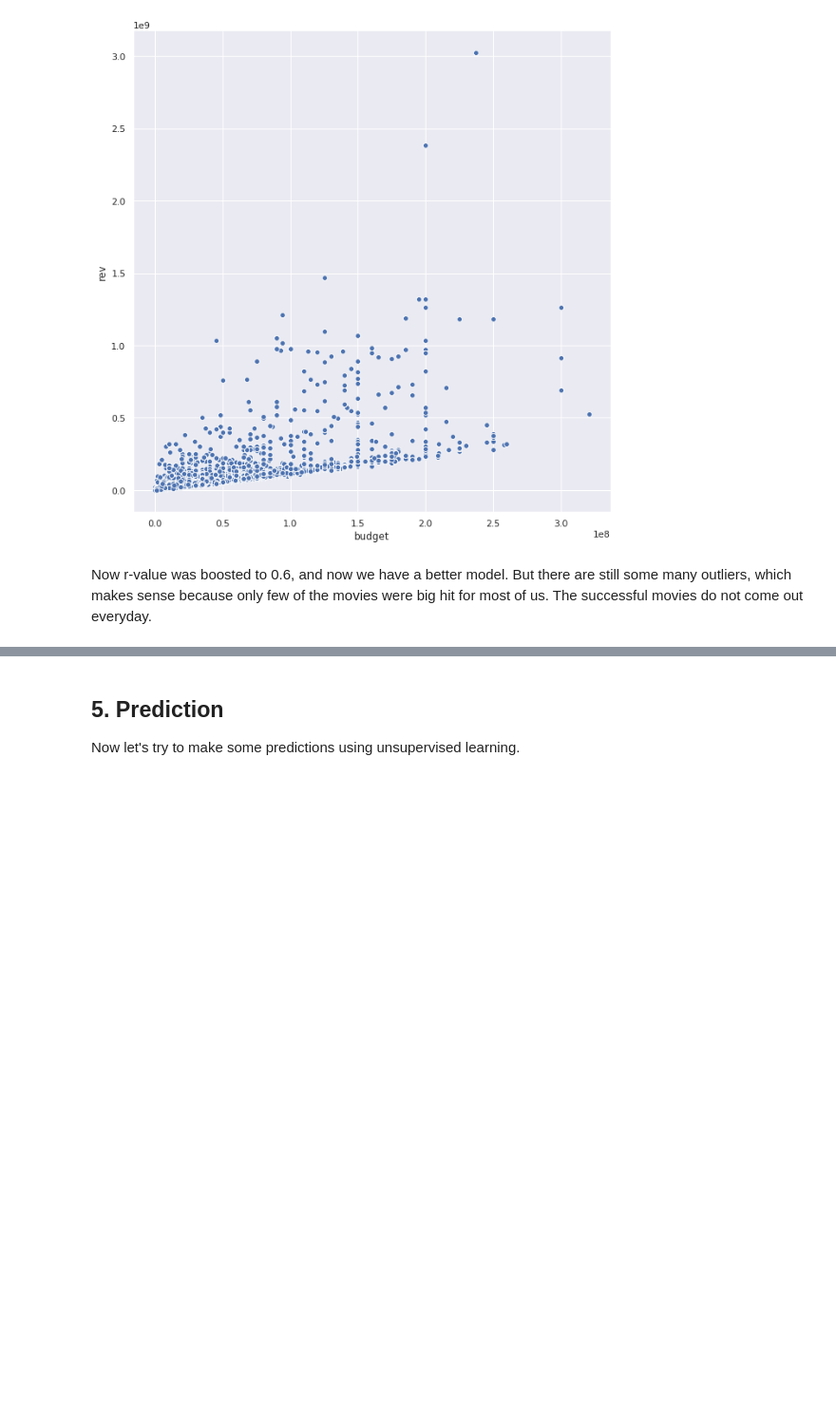
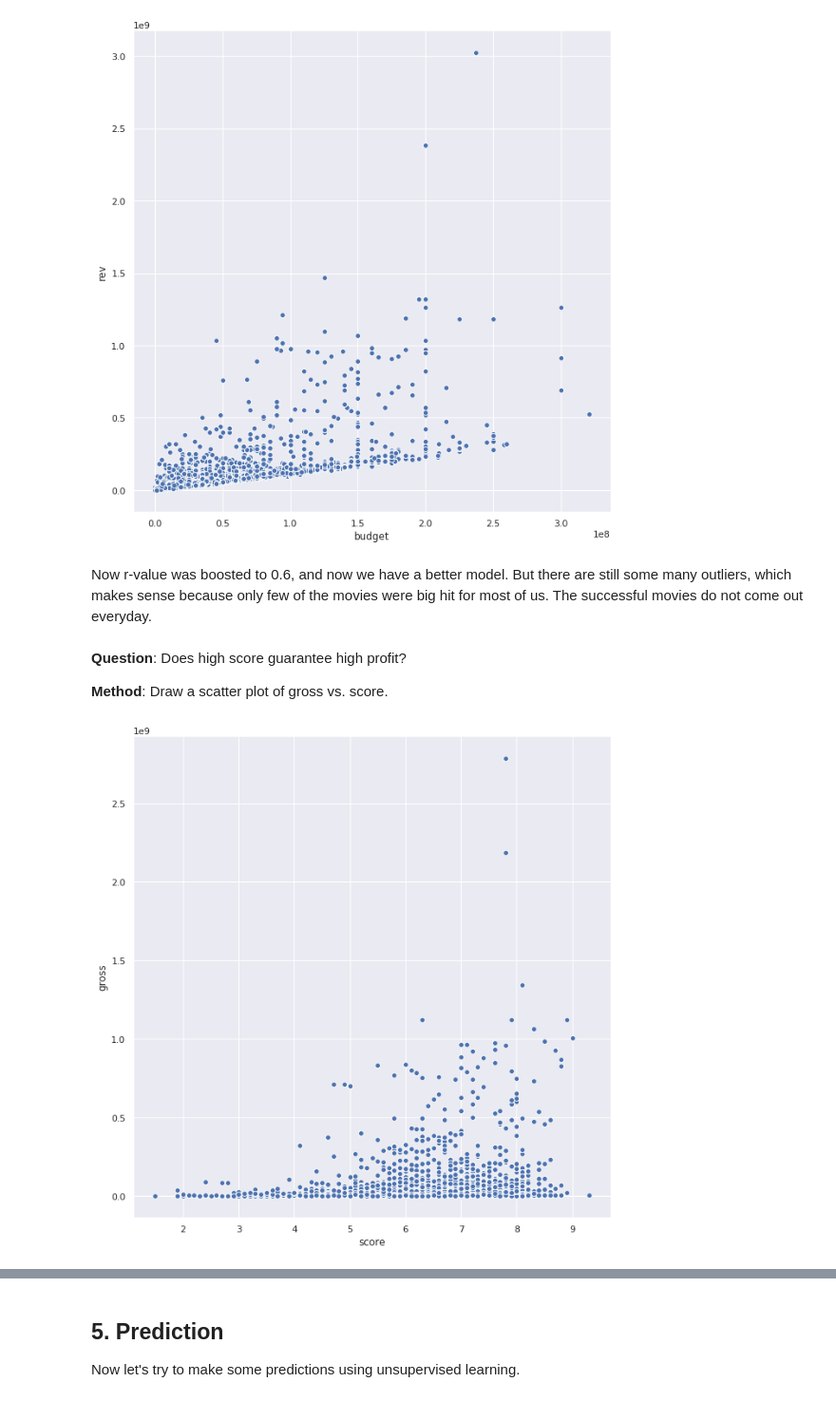
Before and after one commit to rayguan97/CMSC320, a Jupyter notebook: Final Tutorial.ipynb, the cells around one changed output, grey strips where cells are left out. Shown at 95% size. Cells and saved outputs as stored; diff of their text form; code cells hidden in the pictures; blank space fills up the shorter version.

```diff
--- a/Final Tutorial.ipynb
+++ b/Final Tutorial.ipynb
@@ -656,3 +654,12 @@ strong multicollinearity or other numerical problems.
 [figure]
 # %% [markdown]
 Now r-value was boosted to 0.6, and now we have a better model. But there are still some many outliers, which makes sense because only few of the movies were big hit for most of us. The successful movies do not come out everyday.
+# %% [markdown]
+**Question**: Does high score guarantee high profit?
+
+**Method**: Draw a scatter plot of gross vs. score.
+# %%
+scatter_gross_score = sns.relplot(x = "score", y = "gross", data = dataset)
+scatter_gross_score.fig.set_size_inches(10, 10)
+# %% [output]
+[figure, added]
```
Also changed, not shown: parts of 17 cells of this notebook.
